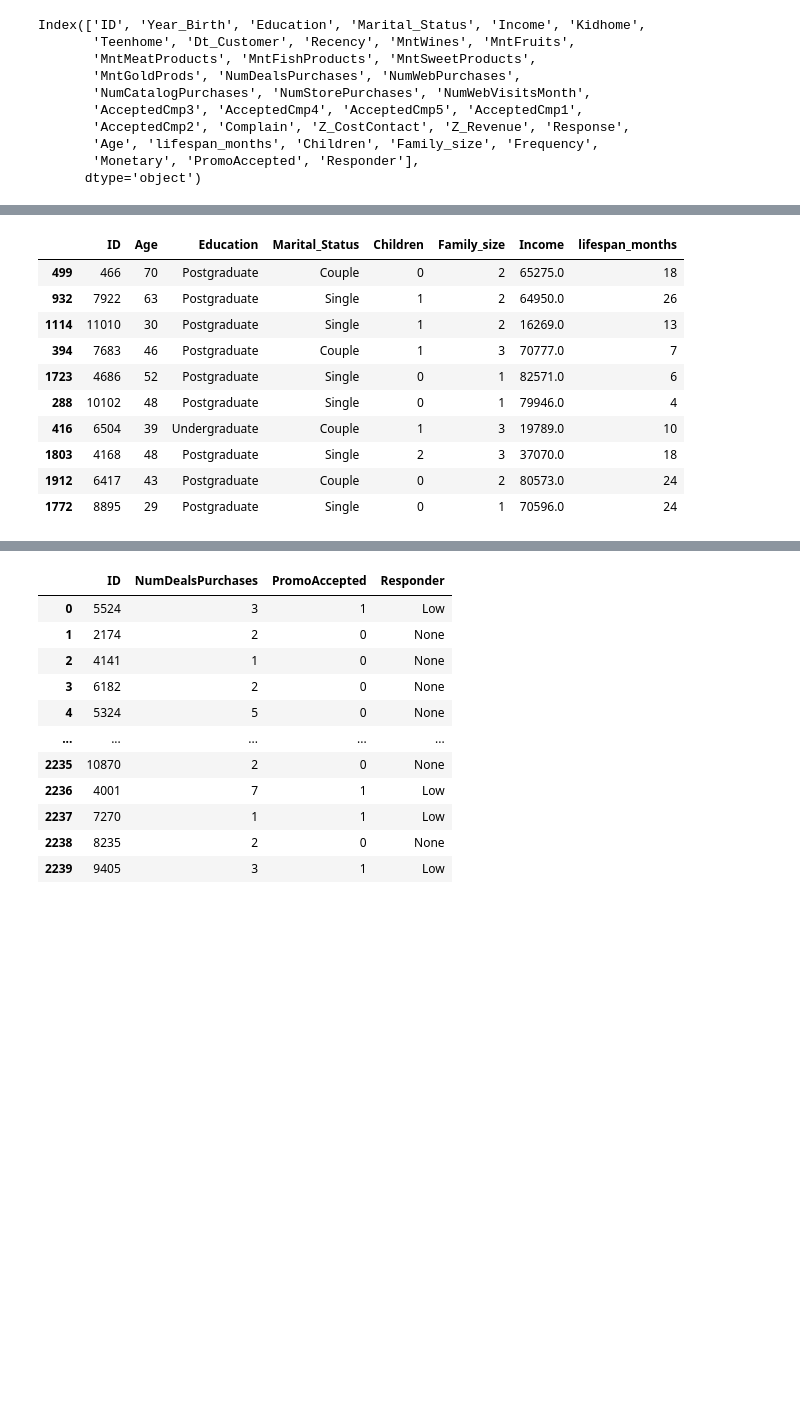
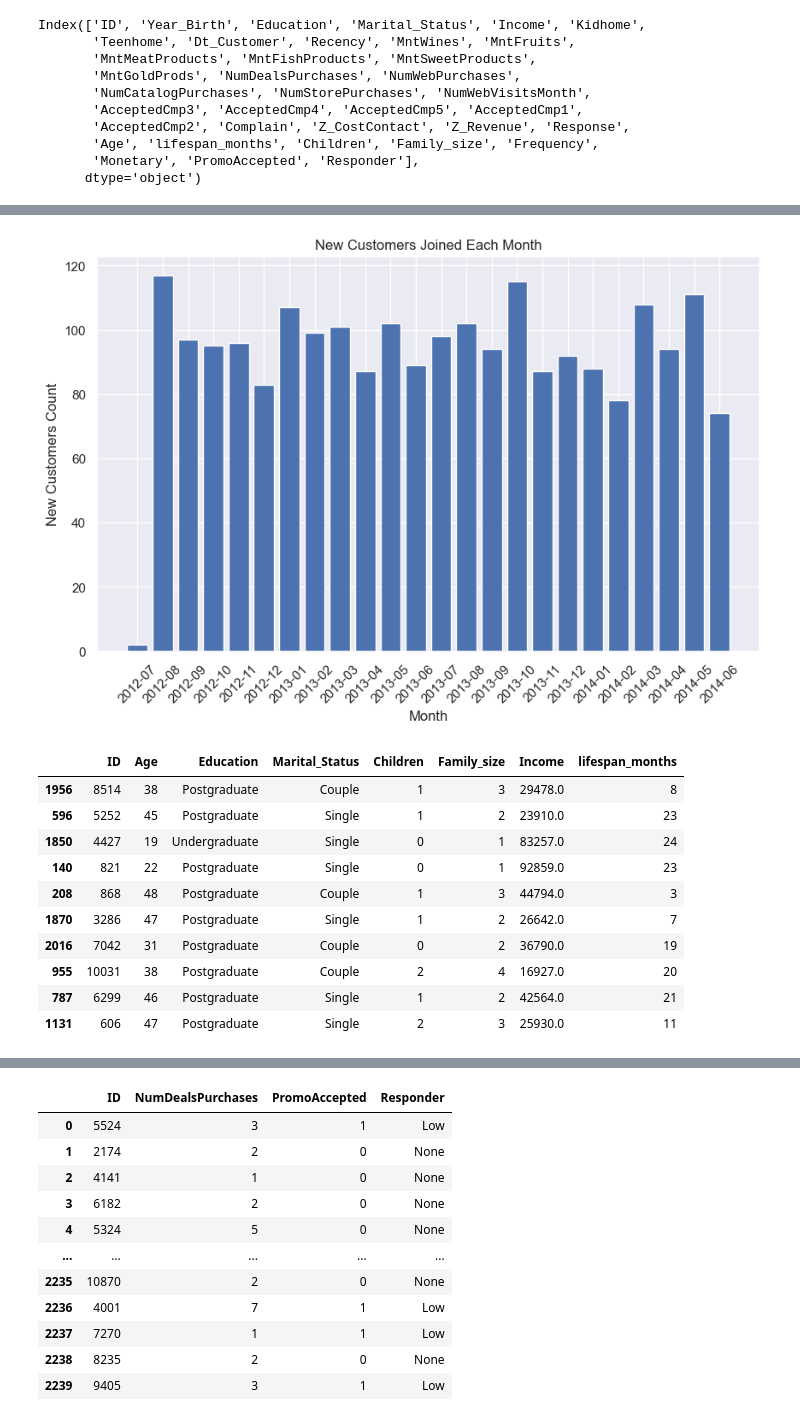
Before and after one commit to nqtquoctrung94/RFM_Customer_Personality_Analysis, a Jupyter notebook: clean_data.ipynb, the cells around one changed output, grey strips where cells are left out. Saved outputs shown, nothing was run; the diff lists cells and outputs as text; code cells hidden in the pictures; blank space fills up the shorter version.

```diff
--- a/clean_data.ipynb
+++ b/clean_data.ipynb
@@ -314,3 +385,21 @@ Index(['ID', 'Year_Birth', 'Education', 'Marital_Status', 'Income', 'Kidhome',
+# %%
+# Extract the month from 'Dt_Customer' column
+df['JoinMonth'] = df['Dt_Customer'].dt.to_period('M')
+
+# Group by 'JoinMonth' and count the number of new customers in each month
+monthly_new_customers = df.groupby('JoinMonth')['ID'].count()
+
+# Plotting the bar chart for monthly new customers
+plt.figure(figsize=(10, 6))
+plt.bar(monthly_new_customers.index.astype(str), monthly_new_customers.values)
+plt.xlabel('Month')
+plt.ylabel('New Customers Count')
+plt.title('New Customers Joined Each Month')
+plt.xticks(rotation=45)
+plt.grid(True)
+plt.show()
+# %% [output]
+[figure, added]
 # %%
 customer_data = df[['ID', 'Age','Education','Marital_Status','Children','Family_size','Income','lifespan_months']].copy()
 rfm_data = df[['ID','Recency','Frequency','Monetary']].copy()
@@ -319,16 +408,16 @@ marketing_data = df[['ID','NumDealsPurchases','PromoAccepted','Responder']].copy
 customer_data.sample(10)
 # %% [output]
 |  | ID | Age | Education | Marital_Status | Children | Family_size | Income | lifespan_months |
-| 499 | 466 | 70 | Postgraduate | Couple | 0 | 2 | 65275.0 | 18 |
-| 932 | 7922 | 63 | Postgraduate | Single | 1 | 2 | 64950.0 | 26 |
-| 1114 | 11010 | 30 | Postgraduate | Single | 1 | 2 | 16269.0 | 13 |
-| 394 | 7683 | 46 | Postgraduate | Couple | 1 | 3 | 70777.0 | 7 |
-| 1723 | 4686 | 52 | Postgraduate | Single | 0 | 1 | 82571.0 | 6 |
-| 288 | 10102 | 48 | Postgraduate | Single | 0 | 1 | 79946.0 | 4 |
-| 416 | 6504 | 39 | Undergraduate | Couple | 1 | 3 | 19789.0 | 10 |
-| 1803 | 4168 | 48 | Postgraduate | Single | 2 | 3 | 37070.0 | 18 |
-| 1912 | 6417 | 43 | Postgraduate | Couple | 0 | 2 | 80573.0 | 24 |
-| 1772 | 8895 | 29 | Postgraduate | Single | 0 | 1 | 70596.0 | 24 |
+| 1956 | 8514 | 38 | Postgraduate | Couple | 1 | 3 | 29478.0 | 8 |
+| 596 | 5252 | 45 | Postgraduate | Single | 1 | 2 | 23910.0 | 23 |
+| 1850 | 4427 | 19 | Undergraduate | Single | 0 | 1 | 83257.0 | 24 |
+| 140 | 821 | 22 | Postgraduate | Single | 0 | 1 | 92859.0 | 23 |
+| 208 | 868 | 48 | Postgraduate | Couple | 1 | 3 | 44794.0 | 3 |
+| 1870 | 3286 | 47 | Postgraduate | Single | 1 | 2 | 26642.0 | 7 |
+| 2016 | 7042 | 31 | Postgraduate | Couple | 0 | 2 | 36790.0 | 19 |
+| 955 | 10031 | 38 | Postgraduate | Couple | 2 | 4 | 16927.0 | 20 |
+| 787 | 6299 | 46 | Postgraduate | Single | 1 | 2 | 42564.0 | 21 |
+| 1131 | 606 | 47 | Postgraduate | Single | 2 | 3 | 25930.0 | 11 |
 # %%
 rfm_data.sample(10)
 # %% [output]
```
Also changed, not shown: parts of 20 cells of this notebook.
